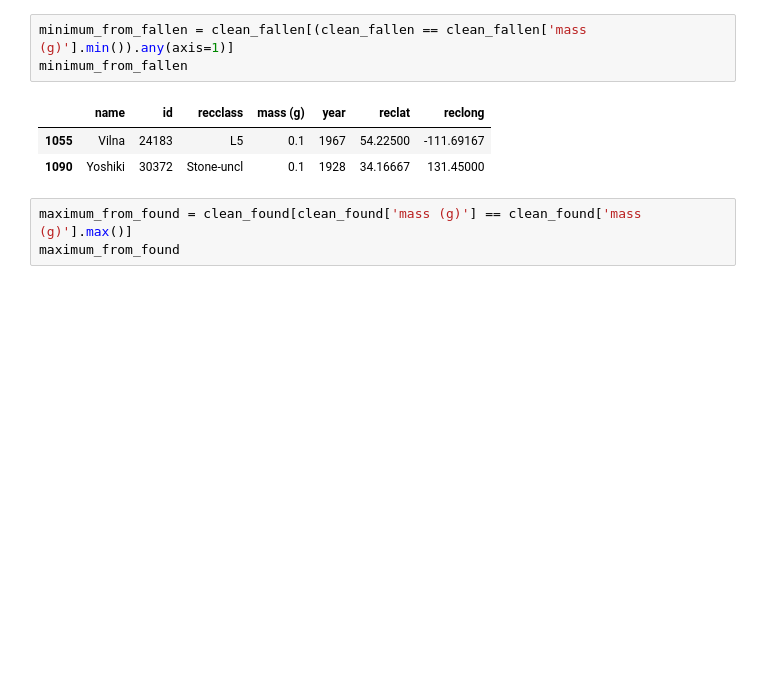
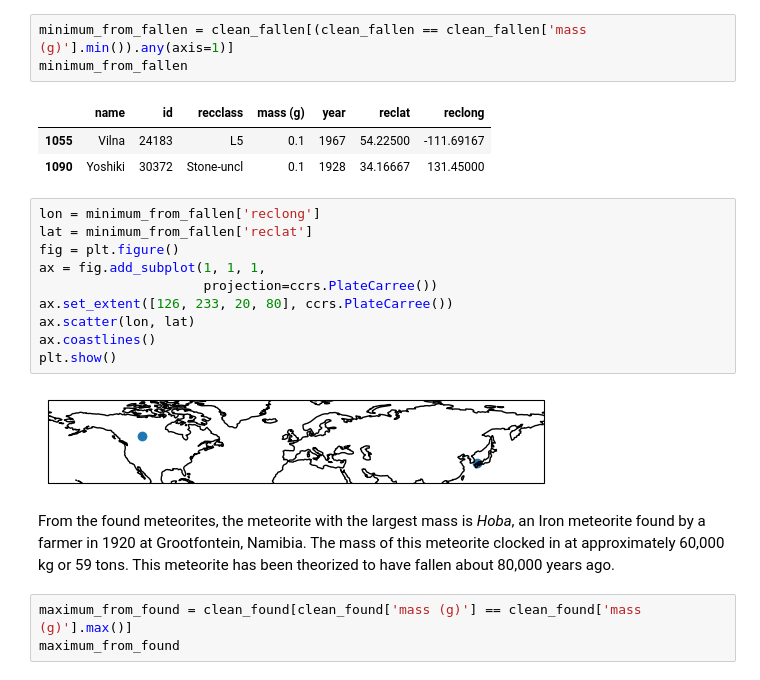
Before and after one commit to TheOceanMan7/meteorite-data, a Jupyter notebook: Meteorite_Landings.ipynb, the cells around one changed output. Cells and saved outputs as stored; diff of their text form; blank space fills up the shorter version.

```diff
--- a/Meteorite_Landings.ipynb
+++ b/Meteorite_Landings.ipynb
@@ -201,6 +233,20 @@ minimum_from_fallen
 |  | name | id | recclass | mass (g) | year | reclat | reclong |
 | 1055 | Vilna | 24183 | L5 | 0.1 | 1967 | 54.22500 | -111.69167 |
 | 1090 | Yoshiki | 30372 | Stone-uncl | 0.1 | 1928 | 34.16667 | 131.45000 |
+# %%
+lon = minimum_from_fallen['reclong']
+lat = minimum_from_fallen['reclat']
+fig = plt.figure()
+ax = fig.add_subplot(1, 1, 1,
+                     projection=ccrs.PlateCarree())
+ax.set_extent([126, 233, 20, 80], ccrs.PlateCarree())
+ax.scatter(lon, lat)
+ax.coastlines()
+plt.show()
+# %% [output]
+[figure, added]
+# %% [markdown]
+From the found meteorites, the meteorite with the largest mass is *Hoba*, an Iron meteorite found by a farmer in 1920 at Grootfontein, Namibia. The mass of this meteorite clocked in at approximately 60,000 kg or 59 tons. This meteorite has been theorized to have fallen about 80,000 years ago.
 # %%
 maximum_from_found = clean_found[clean_found['mass (g)'] == clean_found['mass (g)'].max()]
 maximum_from_found
```
Also changed, not shown: parts of 36 cells of this notebook.
